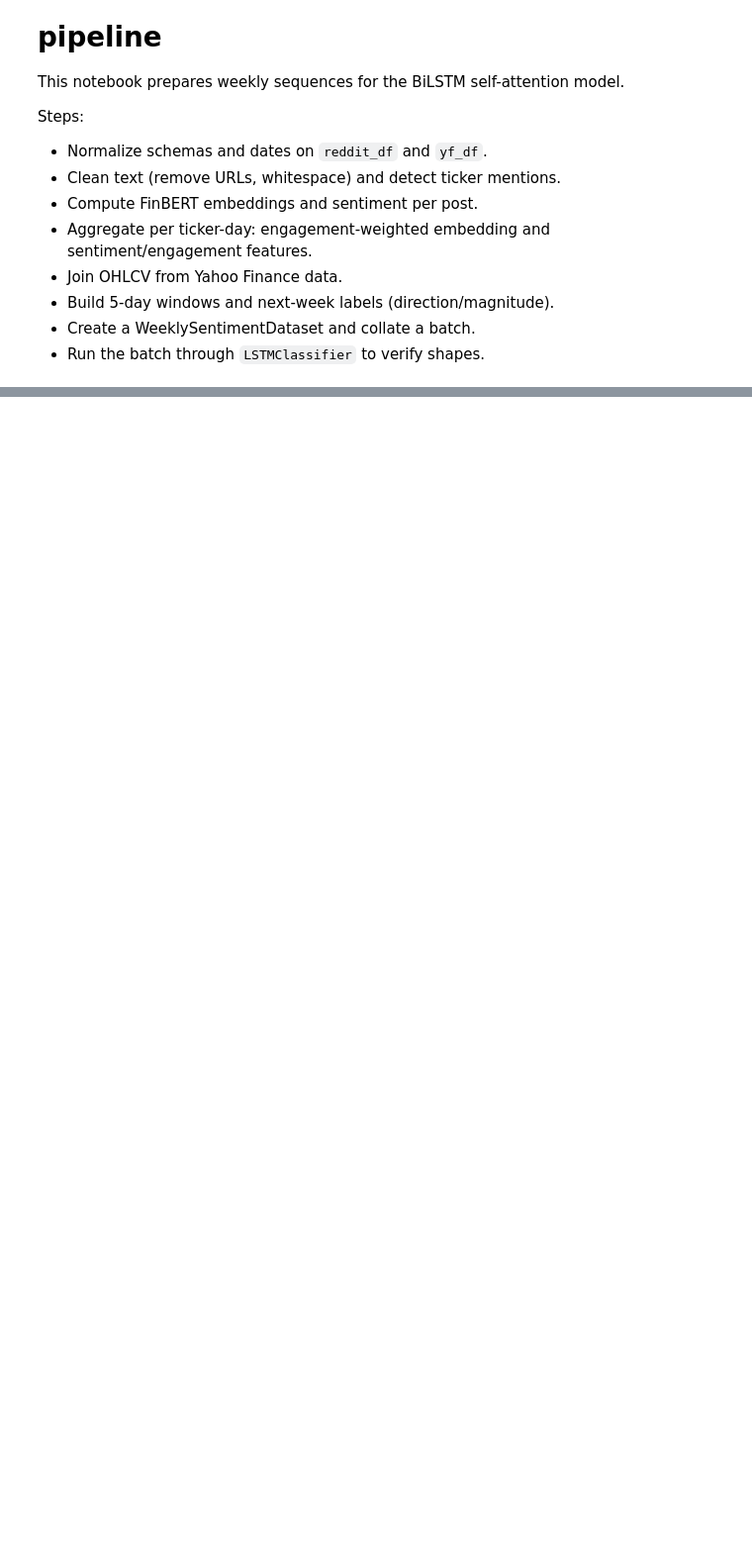
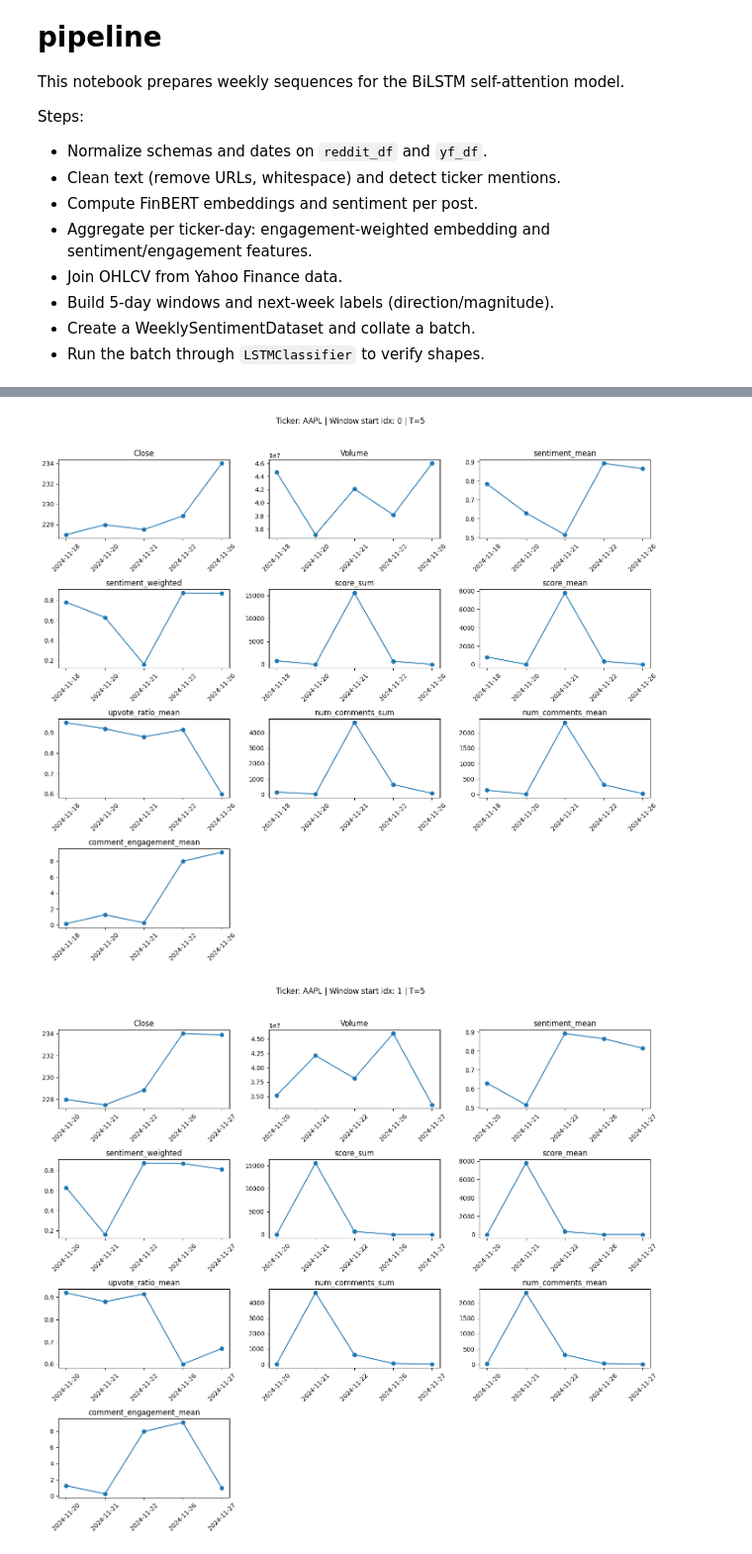
Before and after one commit to Andrew-Gautier/CS560-Group2, a Jupyter notebook: preprocessing.ipynb, the cells around one changed output, grey strips where cells are left out. Shown: that part at 99% size. Saved outputs shown, nothing was run; the diff lists cells and outputs as text; code cells hidden in the pictures; blank space fills up the shorter version.

```diff
--- a/preprocessing.ipynb
+++ b/preprocessing.ipynb
@@ -113,6 +114,14 @@ if 'created_utc' in reddit.columns:
 else:
     raise ValueError('created_utc column not found in reddit_df')
 
+# Ensure ticker exists and normalize to uppercase so it matches YF tickers
+if 'ticker' not in reddit:
+    if 'Ticker_id' in reddit_df.columns:
+        reddit['ticker'] = reddit_df['Ticker_id'].astype(str)
+    else:
+        raise ValueError('ticker/Ticker_id column required in reddit_df')
+reddit['ticker'] = reddit['ticker'].astype(str).str.upper()
+
 # Use only post titles (selftext removed from model inputs)
 reddit['title'] = reddit.get('title', '').astype(str)
 reddit['text'] = reddit['title'].map(clean_text)
@@ -125,13 +134,6 @@ for c, dtp, default in [
     if c not in reddit:
         reddit[c] = default
     reddit[c] = reddit[c].fillna(default).astype(dtp)
-
-# Ticker column
-if 'ticker' not in reddit:
-    if 'Ticker_id' in reddit_df.columns:
-        reddit['ticker'] = reddit_df['Ticker_id'].astype(str)
-    else:
-        raise ValueError('ticker/Ticker_id column required in reddit_df')
 
 # Yahoo Finance CSV has multi-level headers (field, ticker). Re-parse and pivot to long format.
 # Example fields: Close, High, Low, Open, Volume
@@ -166,9 +168,9 @@ if close_long.empty and vol_long.empty:
 else:
     yf = close_long.merge(vol_long, on=['date', 'ticker'], how='outer')
 
-# Finalize types
+# Finalize types and normalize ticker case
 yf['date'] = pd.to_datetime(yf['date'], errors='coerce').dt.date
-yf['ticker'] = yf['ticker'].astype(str)
+yf['ticker'] = yf['ticker'].astype(str).str.upper()
 # %%
 device = torch.device('cuda' if torch.cuda.is_available() else 'cpu')
 
@@ -260,0 +281,48 @@ Built 0 sequences across 12 tickers
+# %%
+# Visualize a few sample sequences (numeric features over the window)
+if len(globals().get('sequences', [])) == 0:
+    print('No sequences to visualize. Run the previous cell to build sequences first.')
+else:
+    feature_names = [
+        'Close', 'Volume', 'sentiment_mean', 'sentiment_weighted',
+        'score_sum', 'score_mean', 'upvote_ratio_mean', 'num_comments_sum', 'num_comments_mean', 'comment_engagement_mean'
+    ]
+    num_feats = len(feature_names)
+    D = int(sequences[0].shape[1])
+    embed_dim = D - num_feats
+
+    n_show = min(3, len(sequences))
+    for k in range(n_show):
+        seq = sequences[k].cpu().numpy()
+        meta_k = meta[k] if k < len(meta) else {}
+        tic = meta_k.get('ticker', 'NA')
+        start_idx = int(meta_k.get('start_index', 0))
+        T = seq.shape[0]
+        numeric = seq[:, embed_dim:]
+
+        dates = list(range(T))
+        try:
+            g = (merged[merged['ticker'] == tic]
+                 .sort_values('date')
+                 .reset_index(drop=True))
+            dates = g.loc[start_idx:start_idx+T-1, 'date'].astype(str).tolist()
+        except Exception:
+            pass
+
+        cols = 3
+        rows = int(math.ceil(num_feats / cols))
+        fig, axes = plt.subplots(rows, cols, figsize=(14, 3*rows))
+        axes = axes.flatten()
+        for i, fname in enumerate(feature_names):
+            ax = axes[i]
+            ax.plot(dates, numeric[:, i], marker='o')
+            ax.set_title(fname)
+            ax.tick_params(axis='x', rotation=45)
+        for j in range(num_feats, len(axes)):
+            axes[j].axis('off')
+        fig.suptitle(f'Ticker: {tic} | Window start idx: {start_idx} | T={T}', y=1.02)
+        plt.tight_layout()
+        plt.show()
+# %% [output]
+[figure, added]
+[figure, added]
```
Also changed, not shown: parts of 9 cells of this notebook, 3 other files.
